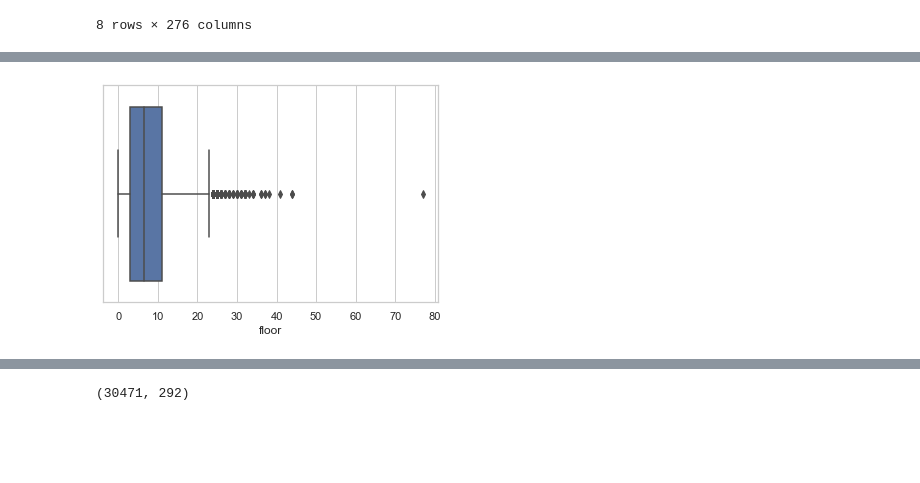
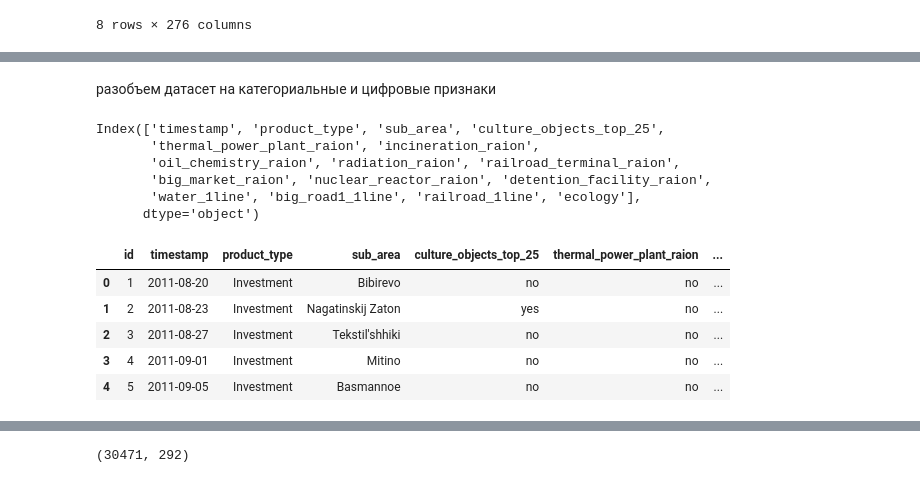
Before and after one commit to fandom170/GB_Final, a Jupyter notebook: Sberbank_estate_model.ipynb, the cells around one changed output, grey strips where cells are left out. Drawn from its saved outputs; the diff is of its cells as text; code cells hidden in the pictures; blank space fills up the shorter version.

```diff
--- a/Sberbank_estate_model.ipynb
+++ b/Sberbank_estate_model.ipynb
@@ -125,4 +123,24 @@ ax = sns.boxplot(x = df.life_sq)
-# %%
-ax = sns.boxplot(x = df.floor)
-# %% [output]
-[figure, removed]
+# %% [markdown]
+разобъем датасет на категориальные и цифровые признаки
+# %%
+cat_features = df.select_dtypes(include=['object']).columns
+# %%
+cat_features
+# %% [output]
+Index(['timestamp', 'product_type', 'sub_area', 'culture_objects_top_25',
+       'thermal_power_plant_raion', 'incineration_raion',
+       'oil_chemistry_raion', 'radiation_raion', 'railroad_terminal_raion',
+       'big_market_raion', 'nuclear_reactor_raion', 'detention_facility_raion',
+       'water_1line', 'big_road1_1line', 'railroad_1line', 'ecology'],
+      dtype='object')
+# %%
+df_cat = df[['id', *cat_features.to_list()]]
+# %%
+df_cat.head()
+# %% [output]
+|  | id | timestamp | product_type | sub_area | culture_objects_top_25 | thermal_power_plant_raion | ... |
+| 0 | 1 | 2011-08-20 | Investment | Bibirevo | no | no | ... |
+| 1 | 2 | 2011-08-23 | Investment | Nagatinskij Zaton | yes | no | ... |
+| 2 | 3 | 2011-08-27 | Investment | Tekstil'shhiki | no | no | ... |
+| 3 | 4 | 2011-09-01 | Investment | Mitino | no | no | ... |
+| 4 | 5 | 2011-09-05 | Investment | Basmannoe | no | no | ... |
```
Also changed, not shown: parts of 35 cells of this notebook.
